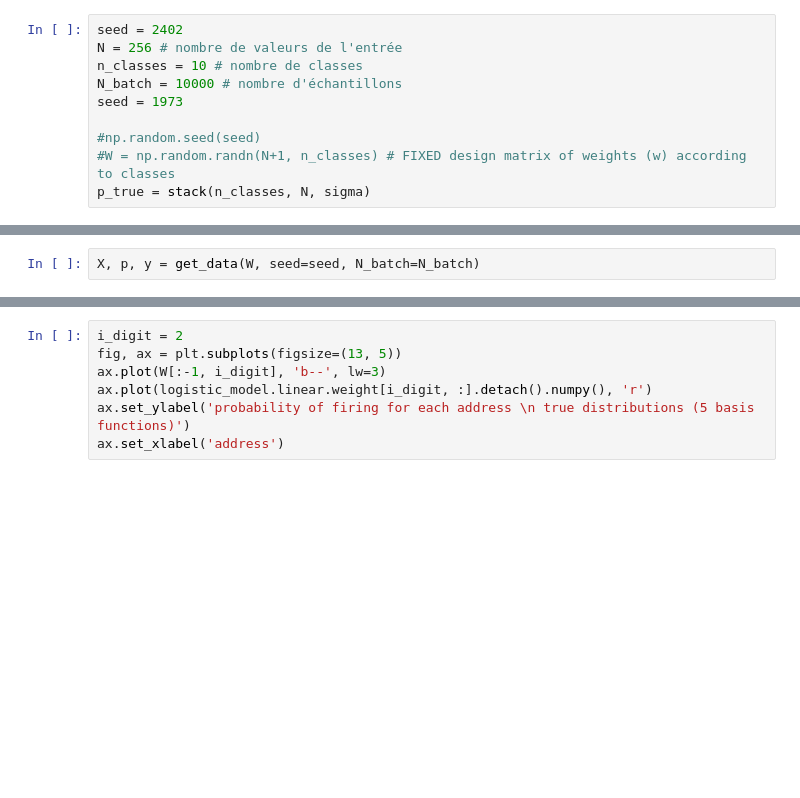
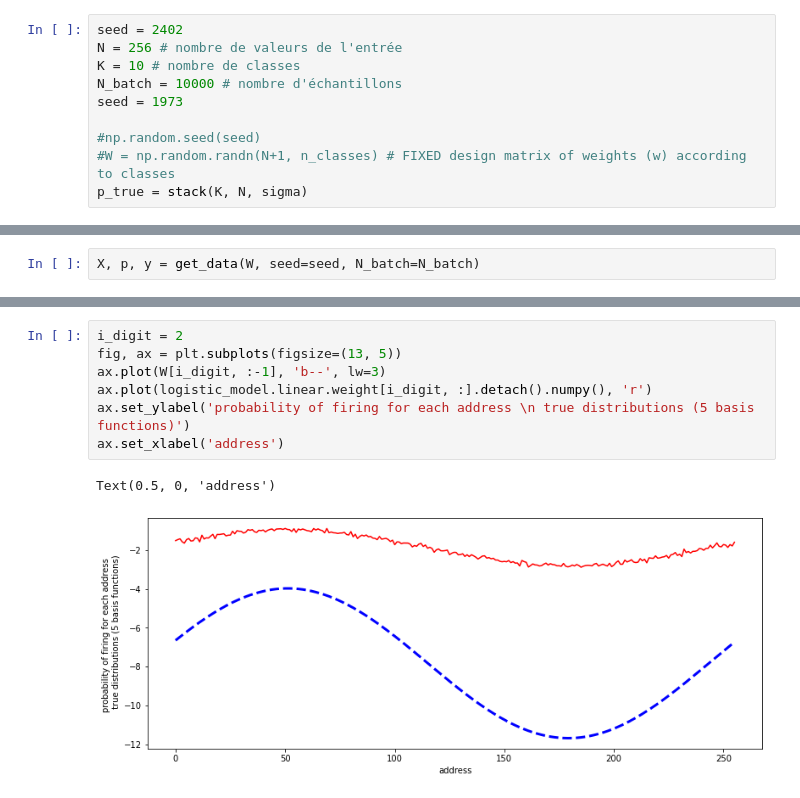
Before and after one commit to camillebesnainou/2022-01-10-polychrony, a Jupyter notebook: 2022-01-25-logistic-regression.ipynb, the cells around one changed output, grey strips where cells are left out. Drawn from its saved outputs; the diff is of its cells as text; blank space fills up the shorter version.

```diff
--- a/2022-01-25-logistic-regression.ipynb
+++ b/2022-01-25-logistic-regression.ipynb
@@ -365,13 +365,13 @@ W.shape, W.min(), W.max(), p_true.shape
 # %%
 seed = 2402
 N = 256 # nombre de valeurs de l'entrée
-n_classes = 10 # nombre de classes
+K = 10 # nombre de classes
 N_batch = 10000 # nombre d'échantillons
 seed = 1973
 
 #np.random.seed(seed)
 #W = np.random.randn(N+1, n_classes) # FIXED design matrix of weights (w) according to classes
-p_true = stack(n_classes, N, sigma)
+p_true = stack(K, N, sigma)
 # %%
 p_true.shape
 # %% [output]
@@ -400,9 +426,12 @@ print("Final loss =", loss)
 # %%
 i_digit = 2
 fig, ax = plt.subplots(figsize=(13, 5))
-ax.plot(W[:-1, i_digit], 'b--', lw=3)
+ax.plot(W[i_digit, :-1], 'b--', lw=3)
 ax.plot(logistic_model.linear.weight[i_digit, :].detach().numpy(), 'r')
 ax.set_ylabel('probability of firing for each address \n true distributions (5 basis functions)')
 ax.set_xlabel('address')
+# %% [output]
+Text(0.5, 0, 'address')
+[figure, added]
 # %%
 fig, ax = plt.subplots(figsize=(13, 5))
```
Also changed, not shown: parts of 8 cells of this notebook.
